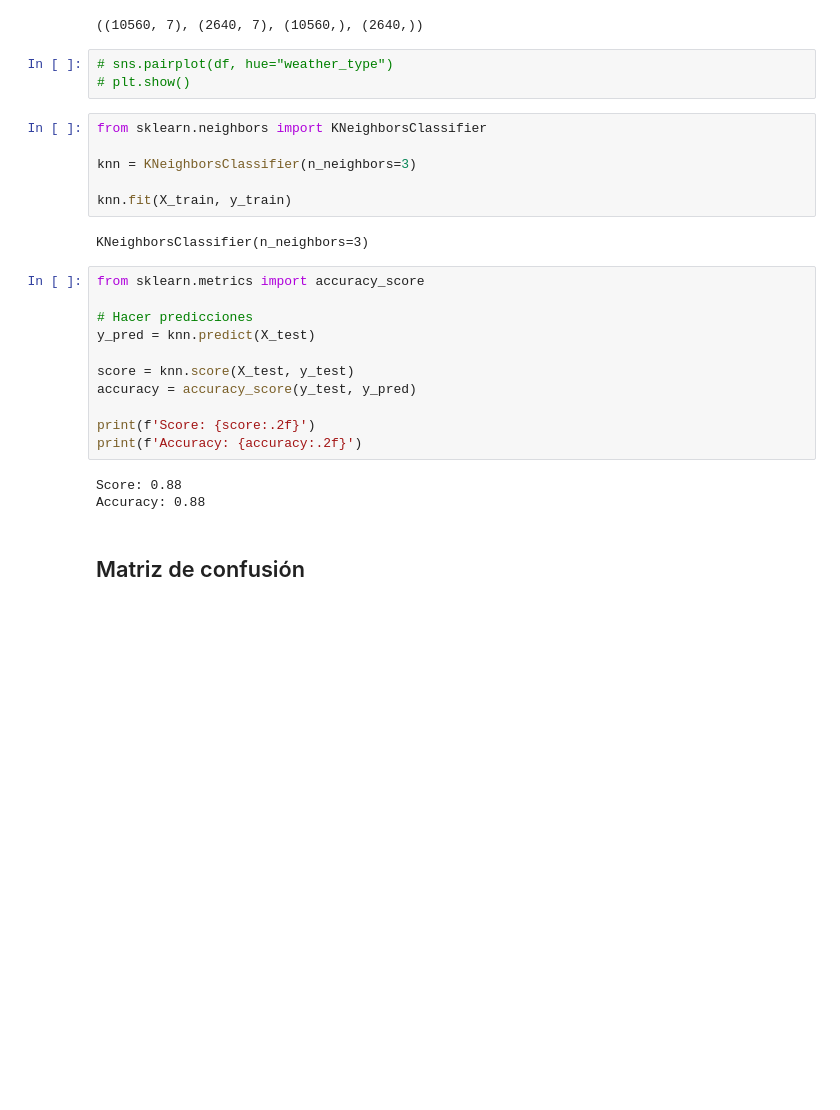
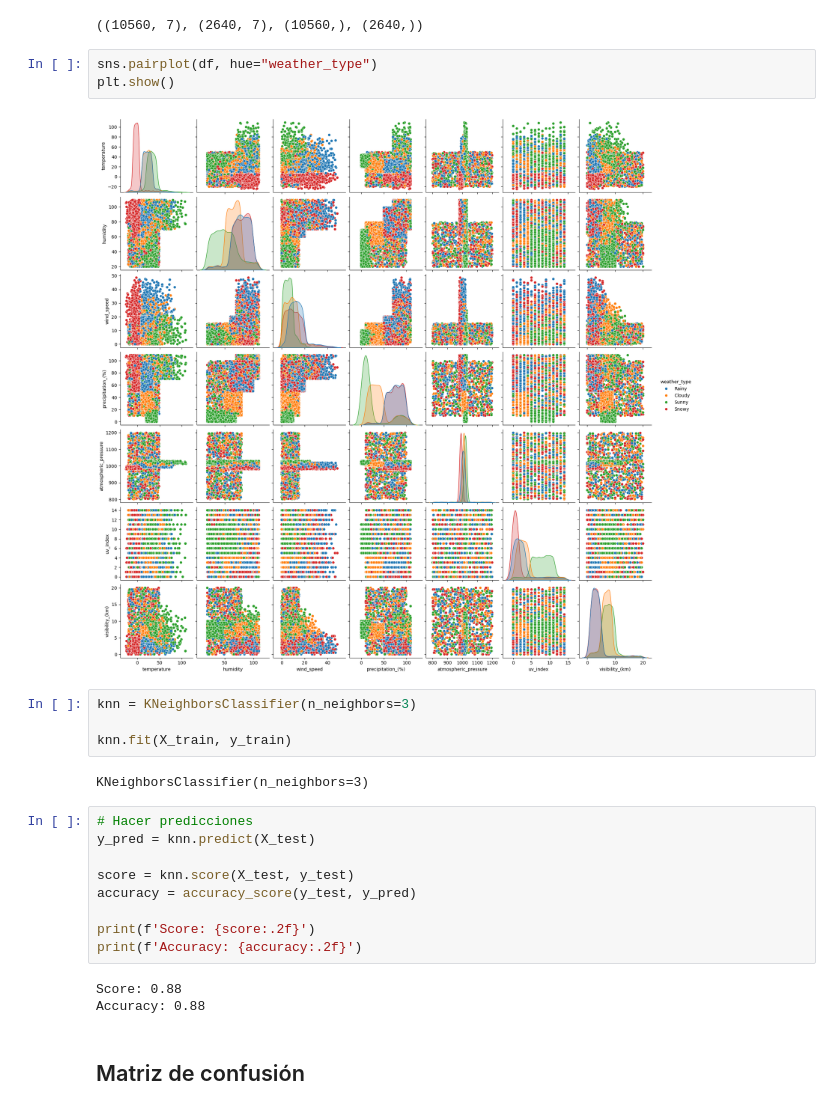
Before and after one commit to jesuserro/weather-prediction-machine-learning, a Jupyter notebook: src/2_knn.ipynb, the cells around one changed output. Saved outputs shown, nothing was run; the diff lists cells and outputs as text; blank space fills up the shorter version.

```diff
--- a/src/2_knn.ipynb
+++ b/src/2_knn.ipynb
@@ -44,19 +53,17 @@ X_train.shape, X_test.shape, y_train.shape, y_test.shape
 # %% [output]
 ((10560, 7), (2640, 7), (10560,), (2640,))
 # %%
-# sns.pairplot(df, hue="weather_type")
-# plt.show()
+sns.pairplot(df, hue="weather_type")
+plt.show()
+# %% [output]
+[figure, added]
 # %%
-from sklearn.neighbors import KNeighborsClassifier
-
 knn = KNeighborsClassifier(n_neighbors=3)
 
 knn.fit(X_train, y_train)
 # %% [output]
 KNeighborsClassifier(n_neighbors=3)
 # %%
-from sklearn.metrics import accuracy_score
-
 # Hacer predicciones
 y_pred = knn.predict(X_test)
 
```
Also changed, not shown: parts of 4 cells of this notebook.
